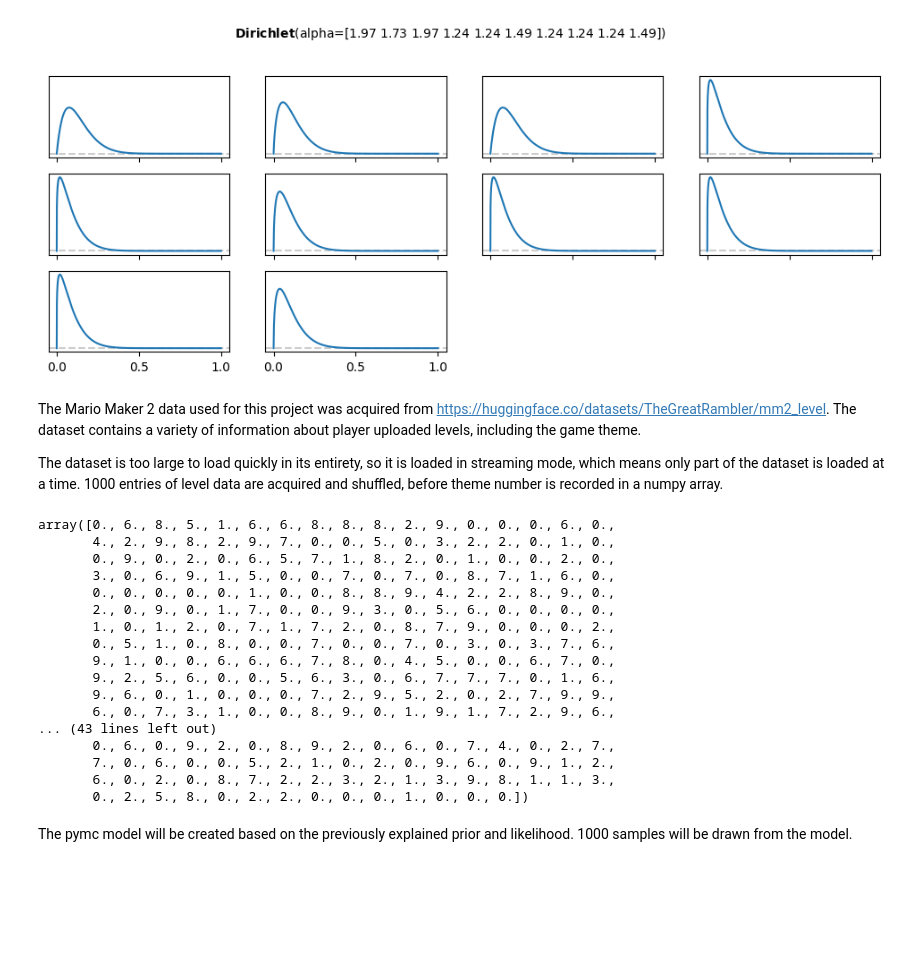
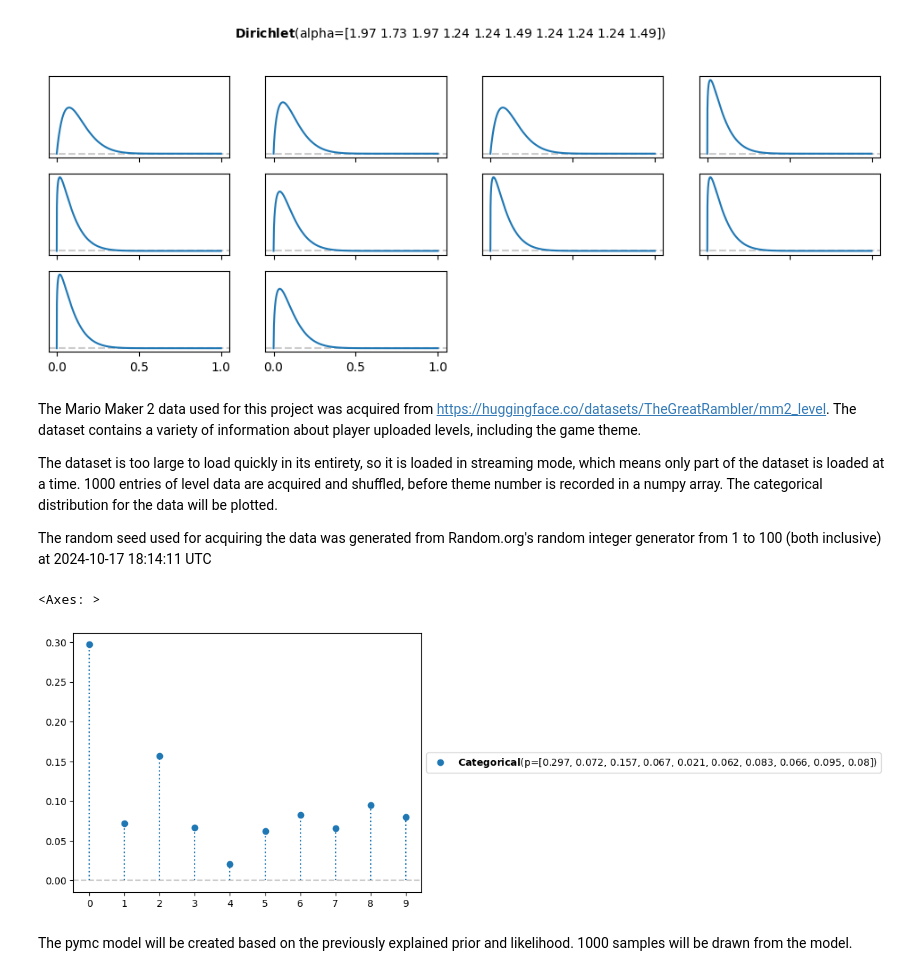
Before and after one commit to jacksone1/DataSci, a Jupyter notebook: DataSciUnit3Project.ipynb, the cells around one changed output. Drawn from its saved outputs; the diff is of its cells as text; code cells hidden in the pictures; blank space fills up the shorter version.

```diff
--- a/DataSciUnit3Project.ipynb
+++ b/DataSciUnit3Project.ipynb
@@ -63,39 +63,29 @@ Dirichlet(mean=array([0.13268647, 0.11634324, 0.13268647, 0.08365676, 0.08365676
 # %% [markdown]
 The Mario Maker 2 data used for this project was acquired from https://huggingface.co/datasets/TheGreatRambler/mm2_level. The dataset contains a variety of information about player uploaded levels, including the game theme.
 
-The dataset is too large to load quickly in its entirety, so it is loaded in streaming mode, which means only part of the dataset is loaded at a time. 1000 entries of level data are acquired and shuffled, before theme number is recorded in a numpy array.
+The dataset is too large to load quickly in its entirety, so it is loaded in streaming mode, which means only part of the dataset is loaded at a time. 1000 entries of level data are acquired and shuffled, before theme number is recorded in a numpy array. The categorical distribution for the data will be plotted.
+
+The random seed used for acquiring the data was generated from Random.org's random integer generator from 1 to 100 (both inclusive) at 2024-10-17 18:14:11 UTC
 # %%
 #Read Mario Maker data
 mario_levels = load_dataset("TheGreatRambler/mm2_level", streaming=True, split="train")
 #Shuffle data
-shuffled_levels = mario_levels.shuffle(buffer_size=1_000, seed=rd.randint(0,100))
+shuffled_levels = mario_levels.shuffle(buffer_size=1_000, seed=90)
 #Get the data as a list to iterate over
 sample = list(shuffled_levels.take(1000))
 #Create a zeroed numpy array matching the size of the list
 theme_data = np.zeros(1000)
+#Create an array of probabilities by category
+category_probabilities = np.zeros(10)
 #For each element of the list, record the theme number in the Numpy array
 for i in range(0, 1000):
   theme_data[i] = sample[i]["theme"]
-#Display the Numpy array
-theme_data
+  category_probabilities[sample[i]["theme"]] += 1/1000
+#Display the category Numpy array with a categorical distribution
+pz.Categorical(category_probabilities).plot_pdf()
 # %% [output]
-array([0., 6., 8., 5., 1., 6., 6., 8., 8., 8., 2., 9., 0., 0., 0., 6., 0.,
-       4., 2., 9., 8., 2., 9., 7., 0., 0., 5., 0., 3., 2., 2., 0., 1., 0.,
-       0., 9., 0., 2., 0., 6., 5., 7., 1., 8., 2., 0., 1., 0., 0., 2., 0.,
-       3., 0., 6., 9., 1., 5., 0., 0., 7., 0., 7., 0., 8., 7., 1., 6., 0.,
-       0., 0., 0., 0., 0., 1., 0., 0., 8., 8., 9., 4., 2., 2., 8., 9., 0.,
-       2., 0., 9., 0., 1., 7., 0., 0., 9., 3., 0., 5., 6., 0., 0., 0., 0.,
-       1., 0., 1., 2., 0., 7., 1., 7., 2., 0., 8., 7., 9., 0., 0., 0., 2.,
-       0., 5., 1., 0., 8., 0., 0., 7., 0., 0., 7., 0., 3., 0., 3., 7., 6.,
-       9., 1., 0., 0., 6., 6., 6., 7., 8., 0., 4., 5., 0., 0., 6., 7., 0.,
-       9., 2., 5., 6., 0., 0., 5., 6., 3., 0., 6., 7., 7., 7., 0., 1., 6.,
-       9., 6., 0., 1., 0., 0., 0., 7., 2., 9., 5., 2., 0., 2., 7., 9., 9.,
-       6., 0., 7., 3., 1., 0., 0., 8., 9., 0., 1., 9., 1., 7., 2., 9., 6.,
-... (43 lines left out)
-       0., 6., 0., 9., 2., 0., 8., 9., 2., 0., 6., 0., 7., 4., 0., 2., 7.,
-       7., 0., 6., 0., 0., 5., 2., 1., 0., 2., 0., 9., 6., 0., 9., 1., 2.,
-       6., 0., 2., 0., 8., 7., 2., 2., 3., 2., 1., 3., 9., 8., 1., 1., 3.,
-       0., 2., 5., 8., 0., 2., 2., 0., 0., 0., 1., 0., 0., 0.])
+<Axes: >
+[figure, added]
 # %% [markdown]
 The pymc model will be created based on the previously explained prior and likelihood. 1000 samples will be drawn from the model.
 # %%
```
Also changed, not shown: parts of 4 cells of this notebook.
